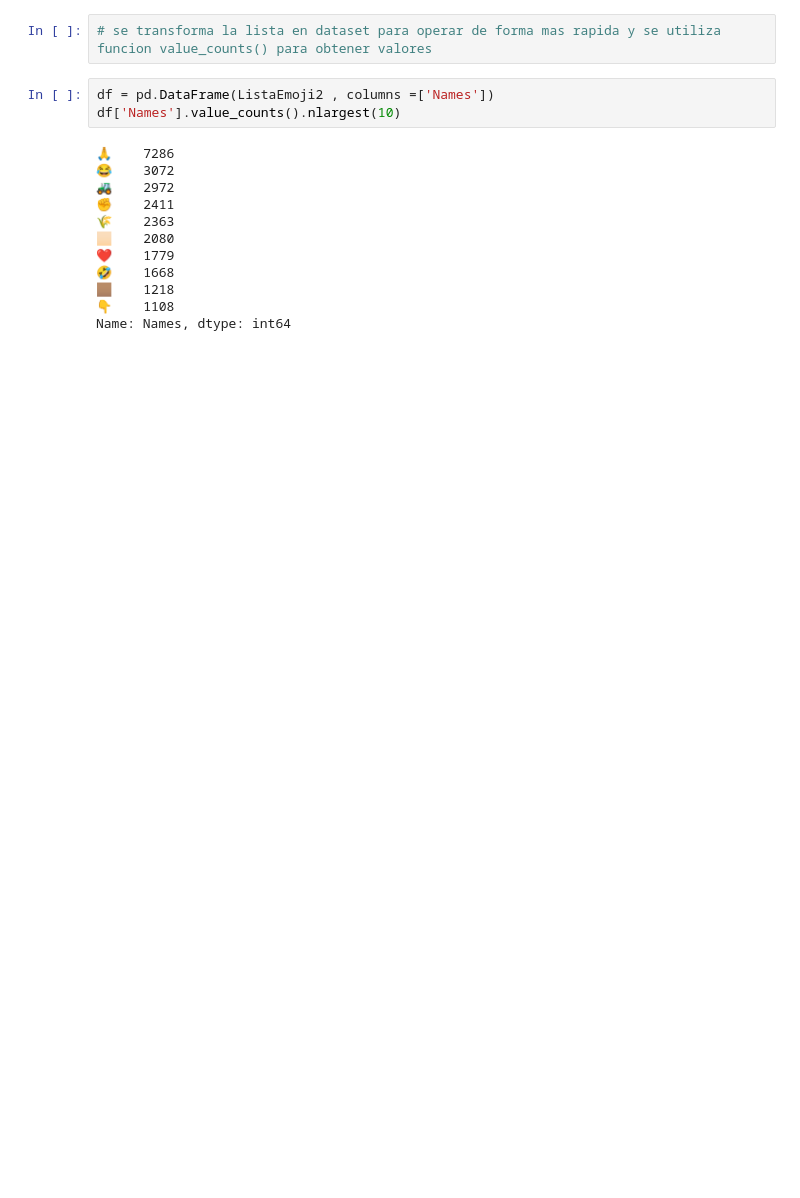
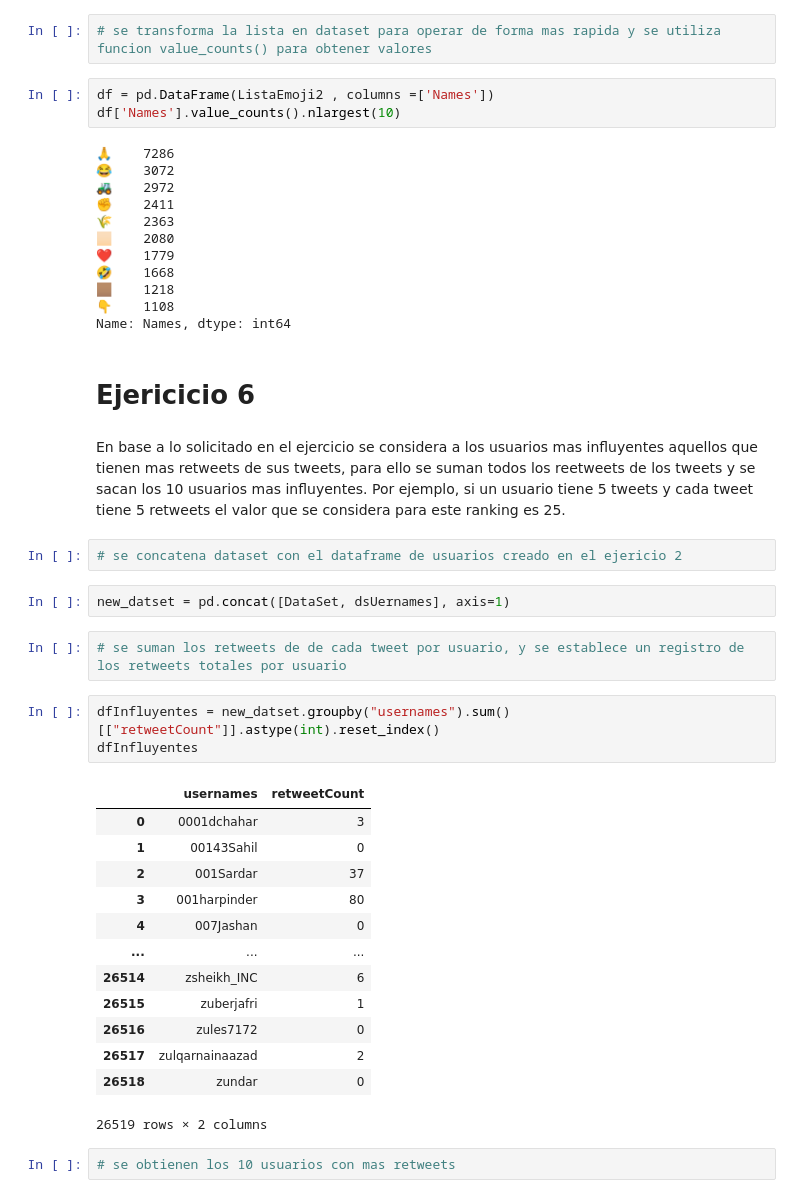
Before and after one commit to apachaii/Data-Engineer---Danilo-Molina, a Jupyter notebook: Data Engineer - Danilo Molina.ipynb, the cells around one changed output. Saved outputs shown, nothing was run; the diff lists cells and outputs as text; blank space fills up the shorter version.

Commit message:
first version of exercise 6, the 10 most influential users of the datset are shown.

```diff
--- a/Data Engineer - Danilo Molina.ipynb
+++ b/Data Engineer - Danilo Molina.ipynb
@@ -168,3 +168,32 @@ df['Names'].value_counts().nlargest(10)
 🏽    1218
 👇    1108
 Name: Names, dtype: int64
+# %% [markdown]
+# Ejericicio 6
+# %% [markdown]
+En base a lo solicitado en el ejercicio se considera a los usuarios mas influyentes aquellos que tienen mas retweets de sus tweets, para ello se suman todos los reetweets de los tweets y se sacan los 10 usuarios mas influyentes. Por ejemplo, si un usuario tiene 5 tweets y cada tweet tiene 5 retweets el valor que se considera para este ranking es 25.
+# %%
+# se concatena dataset con el dataframe de usuarios creado en el ejericio 2
+# %%
+new_datset = pd.concat([DataSet, dsUernames], axis=1)
+# %%
+# se suman los retweets de de cada tweet por usuario, y se establece un registro de los retweets totales por usuario
+# %%
+dfInfluyentes = new_datset.groupby("usernames").sum()[["retweetCount"]].astype(int).reset_index()
+dfInfluyentes
+# %% [output]
+|  | usernames | retweetCount |
+| 0 | 0001dchahar | 3 |
+| 1 | 00143Sahil | 0 |
+| 2 | 001Sardar | 37 |
+| 3 | 001harpinder | 80 |
+| 4 | 007Jashan | 0 |
+| ... | ... | ... |
+| 26514 | zsheikh_INC | 6 |
+| 26515 | zuberjafri | 1 |
+| 26516 | zules7172 | 0 |
+| 26517 | zulqarnainaazad | 2 |
+| 26518 | zundar | 0 |
+26519 rows × 2 columns
+# %%
+# se obtienen los 10 usuarios con mas retweets
```
Also changed, not shown: parts of 4 cells of this notebook.
